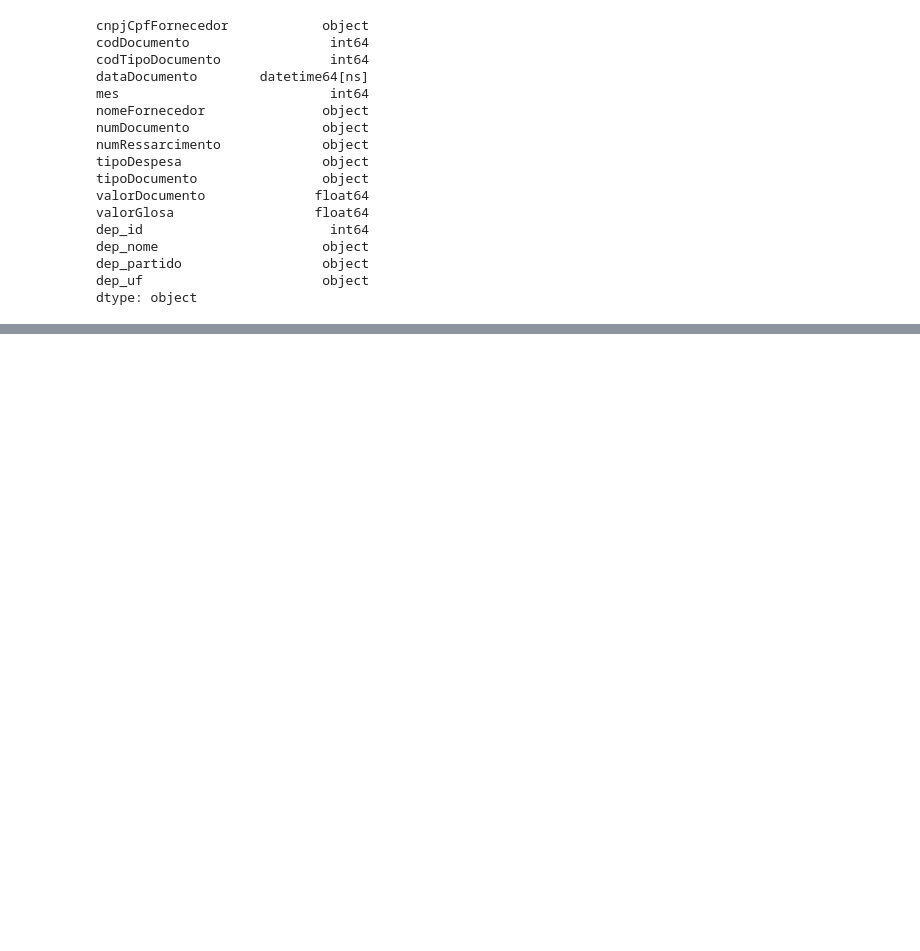
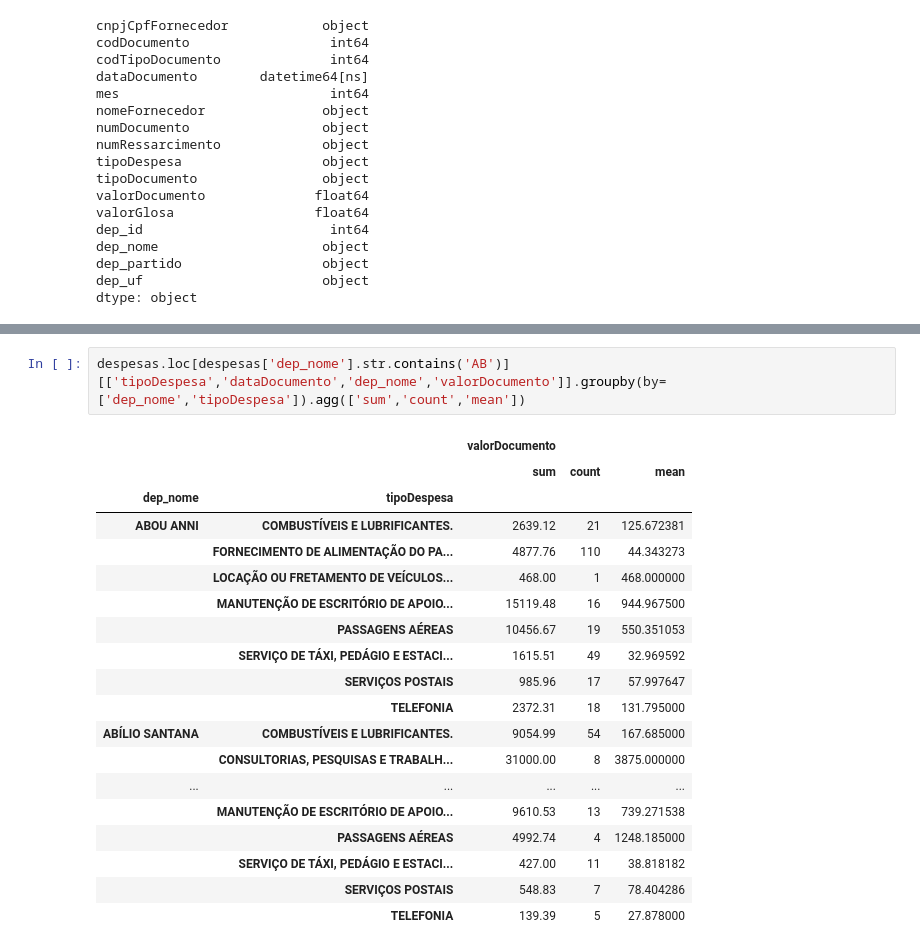
Before and after one commit to petersonbasso/igti-pa, a Jupyter notebook: Projeto Aplicado.ipynb, the cells around one changed output, grey strips where cells are left out. Cells and saved outputs as stored; diff of their text form; blank space fills up the shorter version.

```diff
--- a/Projeto Aplicado.ipynb
+++ b/Projeto Aplicado.ipynb
@@ -129,0 +192,22 @@ dtype: object
+# %%
+despesas.loc[despesas['dep_nome'].str.contains('AB')][['tipoDespesa','dataDocumento','dep_nome','valorDocumento']].groupby(by=['dep_nome','tipoDespesa']).agg(['sum','count','mean'])
+# %% [output]
+|  |  | valorDocumento |  |  |
+|  |  | sum | count | mean |
+| dep_nome | tipoDespesa |  |  |  |
+| ABOU ANNI | COMBUSTÍVEIS E LUBRIFICANTES. | 2639.12 | 21 | 125.672381 |
+|  | FORNECIMENTO DE ALIMENTAÇÃO DO PA... | 4877.76 | 110 | 44.343273 |
+|  | LOCAÇÃO OU FRETAMENTO DE VEÍCULOS... | 468.00 | 1 | 468.000000 |
+|  | MANUTENÇÃO DE ESCRITÓRIO DE APOIO... | 15119.48 | 16 | 944.967500 |
+|  | PASSAGENS AÉREAS | 10456.67 | 19 | 550.351053 |
+|  | SERVIÇO DE TÁXI, PEDÁGIO E ESTACI... | 1615.51 | 49 | 32.969592 |
+|  | SERVIÇOS POSTAIS | 985.96 | 17 | 57.997647 |
+|  | TELEFONIA | 2372.31 | 18 | 131.795000 |
+| ABÍLIO SANTANA | COMBUSTÍVEIS E LUBRIFICANTES. | 9054.99 | 54 | 167.685000 |
+|  | CONSULTORIAS, PESQUISAS E TRABALH... | 31000.00 | 8 | 3875.000000 |
+| ... | ... | ... | ... | ... |
+|  | MANUTENÇÃO DE ESCRITÓRIO DE APOIO... | 9610.53 | 13 | 739.271538 |
+|  | PASSAGENS AÉREAS | 4992.74 | 4 | 1248.185000 |
+|  | SERVIÇO DE TÁXI, PEDÁGIO E ESTACI... | 427.00 | 11 | 38.818182 |
+|  | SERVIÇOS POSTAIS | 548.83 | 7 | 78.404286 |
+|  | TELEFONIA | 139.39 | 5 | 27.878000 |
```
Also changed, not shown: parts of 41 cells of this notebook.
